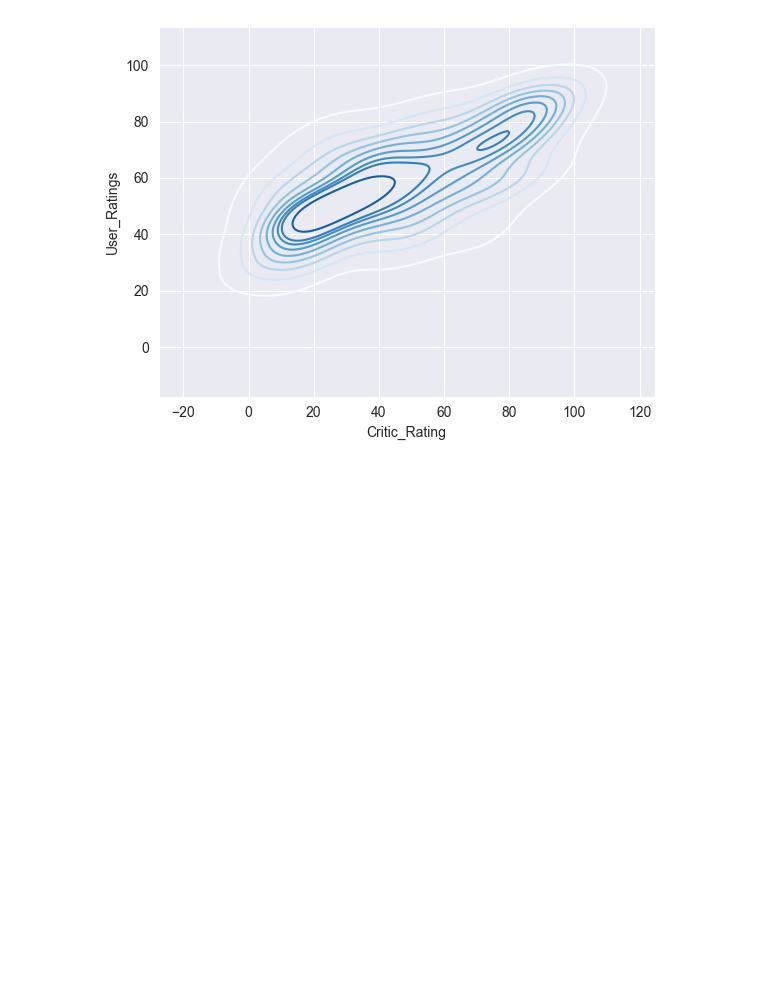
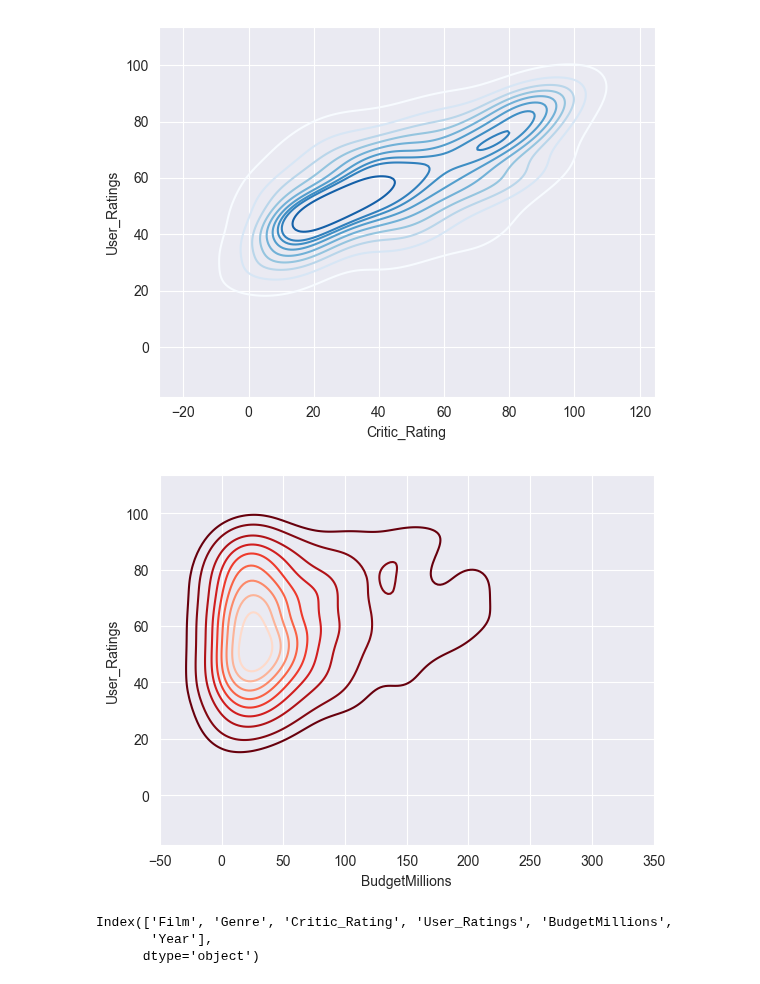
Before and after one commit to corpsedust/NareshIT, a Jupyter notebook: DailyClassroomNotes/27th February.ipynb, the cells around one changed output. Saved outputs shown, nothing was run; the diff lists cells and outputs as text; code cells hidden in the pictures; blank space fills up the shorter version.

```diff
--- a/DailyClassroomNotes/27th February.ipynb
+++ b/DailyClassroomNotes/27th February.ipynb
@@ -247,3 +247,14 @@ k2 = sns.kdeplot(data = df, x = "Critic_Rating", y = "User_Ratings", shade_lowes
 k2 = sns.kdeplot(data = df, x = "Critic_Rating", y = "User_Ratings",cmap = "Blues")
 # %% [output]
 [figure]
+# %%
+sns.set_style("darkgrid")
+k1 = sns.kdeplot(x = df.BudgetMillions, y = df.User_Ratings, shade_lowest = False, cmap = "Reds_r")
+# %% [output]
+[figure, added]
+# %%
+df.columns
+# %% [output]
+Index(['Film', 'Genre', 'Critic_Rating', 'User_Ratings', 'BudgetMillions',
+       'Year'],
+      dtype='object')
```
Also changed, not shown: parts of 6 cells of this notebook.
